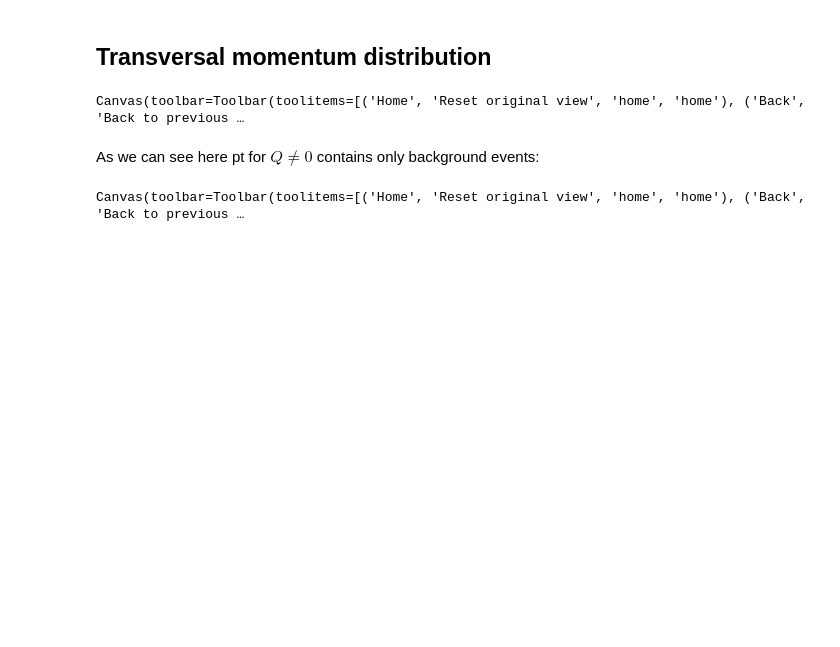
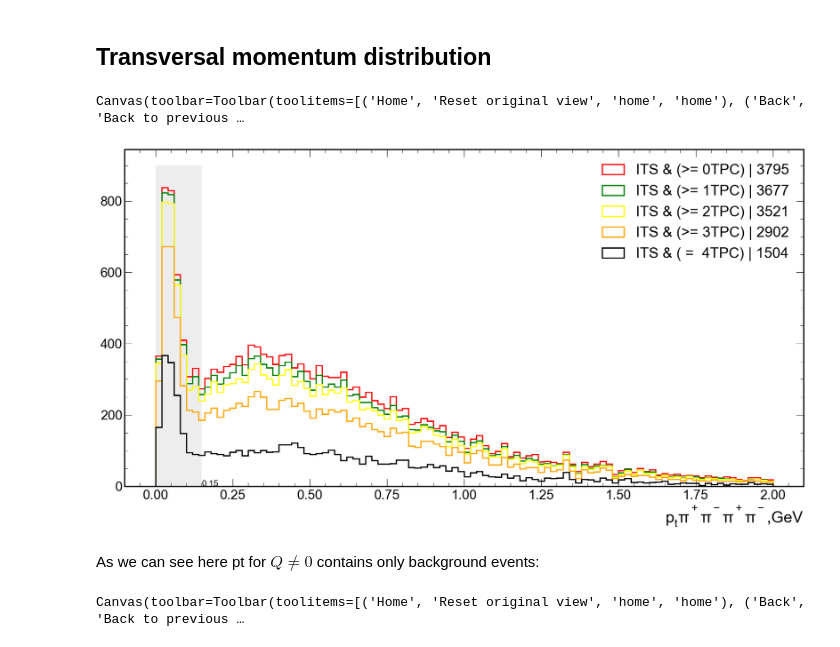
Before and after one commit to bdrum/cern-physics, a Jupyter notebook: notebooks/4TracksAnalysis.ipynb, the cells around one changed output. Drawn from its saved outputs; the diff is of its cells as text; code cells hidden in the pictures; blank space fills up the shorter version.

```diff
--- a/notebooks/4TracksAnalysis.ipynb
+++ b/notebooks/4TracksAnalysis.ipynb
@@ -19,21 +19,18 @@ Tracks:
 # %%
 from modules.FourTrackEvents import *
 
-ccup9_2015_file = r'D:\GoogleDrive\Job\cern\Alice\analysis\data\RhoPrime\2015\4Prongs2015o.root'
+ccup9_2015_file = r'D:\GoogleDrive\Job\cern\Alice\analysis\data\RhoPrime\2015\4Prongs2015oLast.root'
 ccup9_2015_local_test = r'D:\GoogleDrive\Job\cern\Alice\analysis\dev\grid\selection\RhoPrime\macro\AnalysisResults.root'
 
-tree_name = '4Prongs/events'
 # dfs.loc[0] # get dataframe part with entry = 0
 
-branches = ['T_Px', 'T_Py', 'T_Pz',  'T_Q', 'T_NumberOfSigmaTPCPion', 'T_TPCRefit', 'T_TPCNCls', 'T_Phi', 'T_Eta', 'T_HasPointOnITSLayer0','T_HasPointOnITSLayer1', 'T_ITSModuleInner', 'T_ITSModuleOuter']
+ft = FourTrackEvents()
 
-ft = FourTrackEvents(ccup9_2015_file,tree_name,branches)
-
-ft.orig_events.show()
-
+print('Events attributes:')
+print(ft.orig_events.columns)
+print('Track attributes:')
+print(ft.orig_tracks.columns)
 print()
-print('Tree name:', ft.orig_events.name)
-print('Tree title:', ft.orig_events.title)
-print('Events number:', ft.orig_tracks.reset_index().entry.max())
-print('Tracks number', len(ft.orig_tracks))
+print('Events count:', "{:,}".format(len(ft.orig_events.index)))
+print('Tracks count:', "{:,}".format(len(ft.orig_tracks.index)))
 # %% [output]
@@ -102,33 +99,35 @@ Let's see what happend in case of we will plot pt for any combination of TPC tra
 
 We can see statistics gain ration equal 2.5 between std criteria and total combinations:
 # %%
+from modules.physics import kinematics
+
 ft_zq_Pt_nTpc = []
 ft_zq_Mass_nTpc = []
 
+# TODO: fill this in parallel!
+# NOTE: I'm not sure that I can because of memory will be overtaken
 for i in range(5):
-    ft_zq_Pt_nTpc[i]   = kinematics.pt_events(ft.GetTracksWithNTPC(ft.four_tracks_zq,i)
-    ft_zq_Mass_nTpc[i] = kinematics.mass_events(ft.GetTracksWithPtLt(ft.GetTracksWithNTPC(ft.four_tracks_zq,i))))
+    ft_zq_Pt_nTpc.append(kinematics.pt_events(ft.GetTracksWithNTPC(ft.four_tracks_zq,i)))
+    ft_zq_Mass_nTpc.append(kinematics.mass_events(ft.GetTracksWithPtLt(ft.GetTracksWithNTPC(ft.four_tracks_zq,i))))
 # %% [markdown]
 ## Transversal momentum distribution
 # %%
 from modules.physics import kinematics
 from modules.physics.analysis.ITSvsTPC_events import *
 from matplotlib.patches import Rectangle
+import matplotlib.pyplot as plt
 
 %matplotlib widget
 
-tpcimpPt = []
 colors = ['red', 'green', 'yellow', 'orange', 'black']
 labels = ['ITS & (>= 0TPC)', 'ITS & (>= 1TPC)',
           'ITS & (>= 2TPC)', 'ITS & (>= 3TPC)', 'ITS & ( =  4TPC)']
-for i in range(5):
-    tmpPt = kinematics.pt_events(ft.GetTracksWithNTPC(ft.four_tracks_zq,i))
-    tpcimpPt.append(tmpPt)
 
-ShowComparisonSame('', tpcimpPt, r'$p_t \pi^+\pi^-\pi^+\pi^-$,GeV',
+ShowComparisonSame('', ft_zq_Pt_nTpc, r'$p_t \pi^+\pi^-\pi^+\pi^-$,GeV',
                    labels, colors, nBins=100, ranges=(0, 2),showPatch=True)
 # %% [output]
 Canvas(toolbar=Toolbar(toolitems=[('Home', 'Reset original view', 'home', 'home'), ('Back', 'Back to previous …
+[figure, added]
 # %% [markdown]
 As we can see here pt for $Q \neq 0$ contains only background events:
 # %%
```
Also changed, not shown: parts of 15 cells of this notebook, 7 other files.
